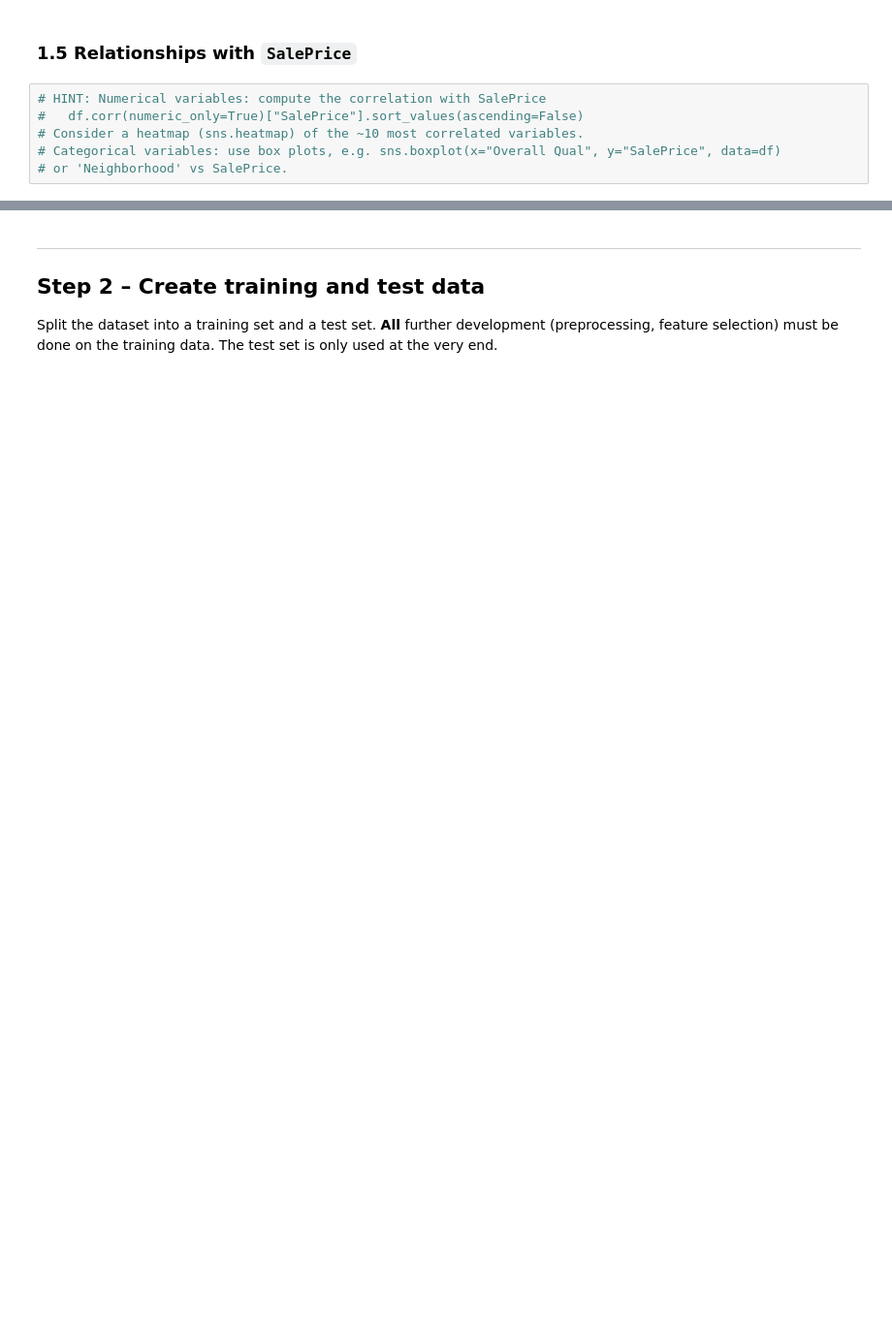
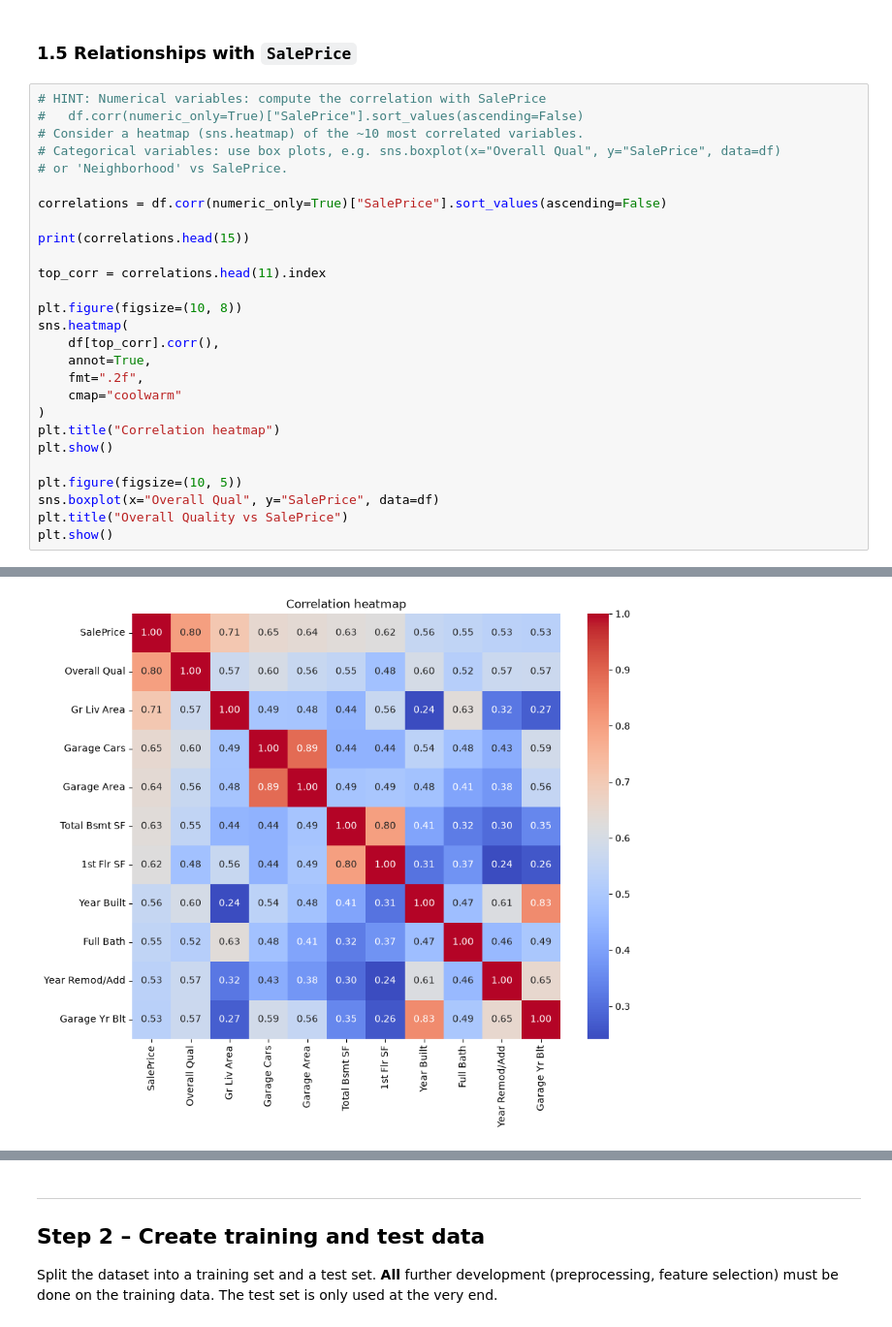
Before and after one commit to Frednos/Machine-Learning-Assignment-1, a Jupyter notebook: housing_price_prediction.ipynb, the cells around one changed output, grey strips where cells are left out. Shown at 97% size. Cells and saved outputs as stored; diff of their text form; blank space fills up the shorter version.

```diff
--- a/housing_price_prediction.ipynb
+++ b/housing_price_prediction.ipynb
@@ -94,3 +236,25 @@ The assignment asks you to investigate:
 # Consider a heatmap (sns.heatmap) of the ~10 most correlated variables.
 # Categorical variables: use box plots, e.g. sns.boxplot(x="Overall Qual", y="SalePrice", data=df)
 # or 'Neighborhood' vs SalePrice.
+
+correlations = df.corr(numeric_only=True)["SalePrice"].sort_values(ascending=False)
+
+print(correlations.head(15))
+
+top_corr = correlations.head(11).index
+
+plt.figure(figsize=(10, 8))
+sns.heatmap(
+    df[top_corr].corr(),
+    annot=True,
+    fmt=".2f",
+    cmap="coolwarm"
+)
+plt.title("Correlation heatmap")
+plt.show()
+
+plt.figure(figsize=(10, 5))
+sns.boxplot(x="Overall Qual", y="SalePrice", data=df)
+plt.title("Overall Quality vs SalePrice")
+plt.show()
+# %% [output]
@@ -96,0 +277 @@ The assignment asks you to investigate:
+[figure, added]
```
Also changed, not shown: parts of 25 cells of this notebook.
